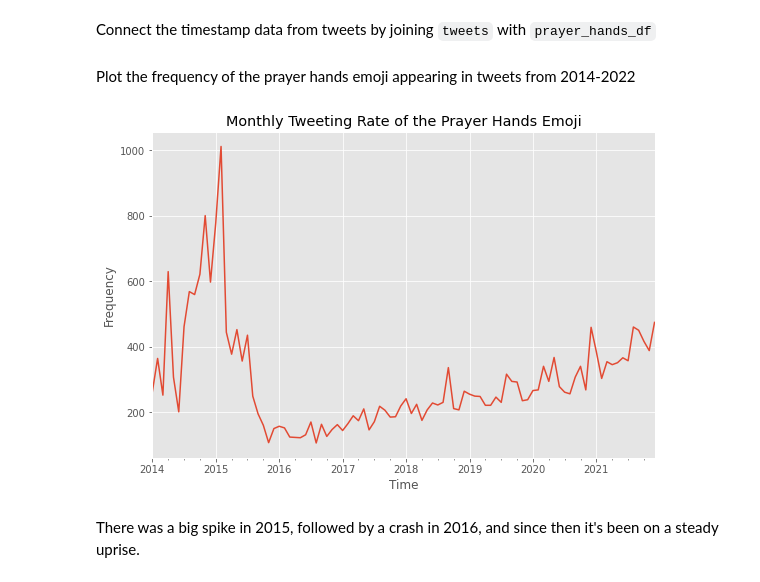
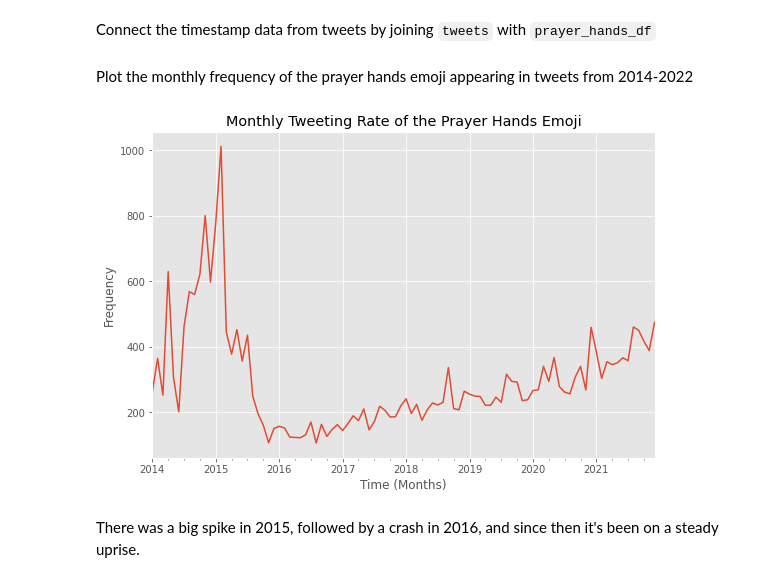
Before and after one commit to GeorgeMcIntire/emoji_polysemy, a Jupyter notebook: Clustering Prayer Hands Emoji.ipynb, the cells around one changed output. Saved outputs shown, nothing was run; the diff lists cells and outputs as text; code cells hidden in the pictures.

```diff
--- a/Clustering Prayer Hands Emoji.ipynb
+++ b/Clustering Prayer Hands Emoji.ipynb
@@ -163,14 +135,14 @@ prayer_hands_df = prayer_hands_df.join(tweets)
 # %%
 tweet_rate = pd.Series(index=pd.to_datetime(prayer_hands_df.created_at)).sort_index()
 # %% [markdown]
-Plot the frequency of the prayer hands emoji appearing in tweets from 2014-2022
+Plot the monthly frequency of the prayer hands emoji appearing in tweets from 2014-2022
 # %%
 tweet_rate.resample("M").size().plot(figsize = (9,6))
-plt.xlabel("Time")
+plt.xlabel("Time (Months)")
 plt.ylabel("Frequency")
 plt.title("Monthly Tweeting Rate of the Prayer Hands Emoji");
 # %% [output]
-[figure, old version]
+[figure, new version]
 # %% [markdown]
 There was a big spike in 2015, followed by a crash in 2016, and since then it's been on a steady uprise.
 # %% [markdown]
```
Also changed, not shown: parts of 71 cells of this notebook, 1 other file.
